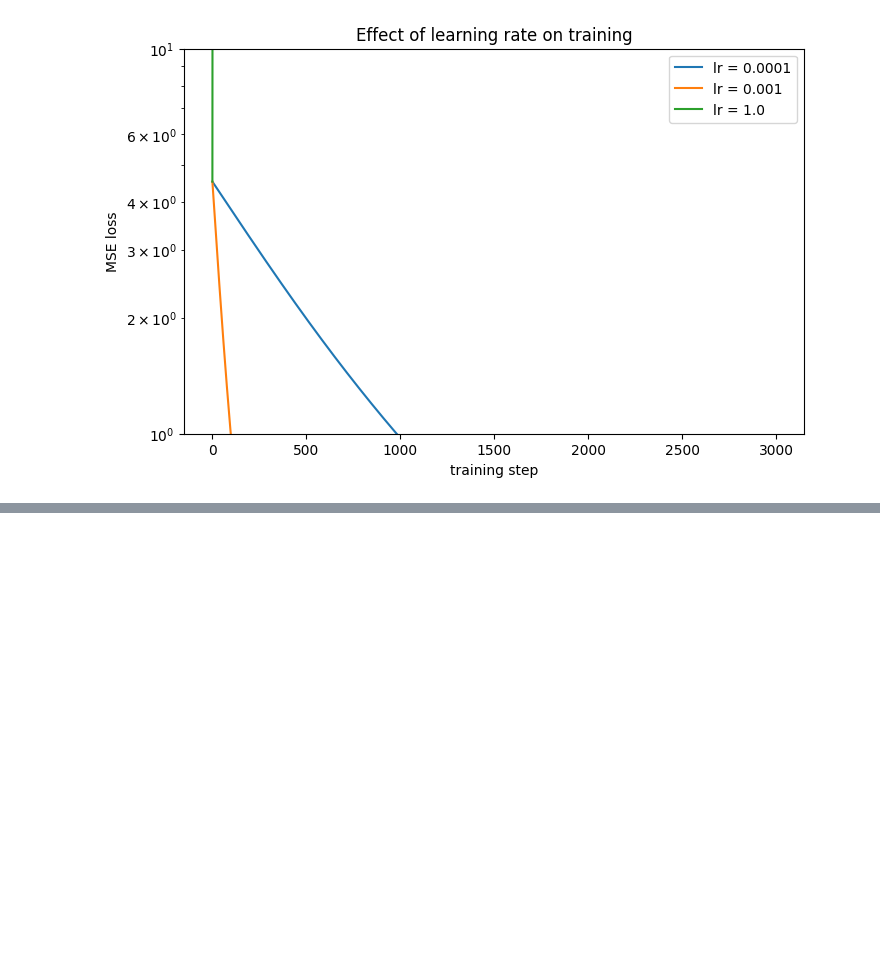
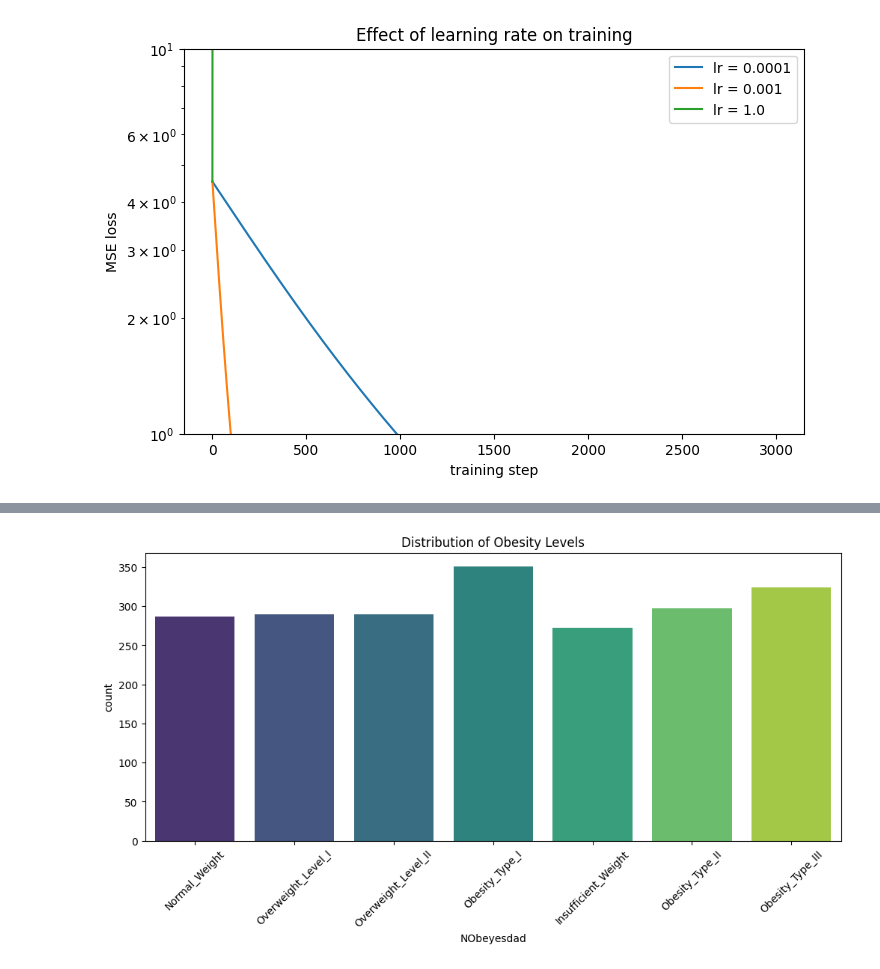
Before and after one commit to dan-the-man7/lab-3, a Jupyter notebook: lab_3.ipynb, the cells around one changed output, grey strips where cells are left out. Saved outputs shown, nothing was run; the diff lists cells and outputs as text; code cells hidden in the pictures; blank space fills up the shorter version.

```diff
--- a/lab_3.ipynb
+++ b/lab_3.ipynb
@@ -172,3 +175,87 @@ ax.legend()
 plt.show()
 # %% [output]
 [figure]
+# %%
+
+OBESITY_URL = 'https://cf-courses-data.s3.us.cloud-object-storage.appdomain.cloud/GkDzb7bWrtvGXdPOfk6CIg/Obesity-level-prediction-dataset.csv'
+obesity = pd.read_csv(OBESITY_URL)
+
+
+print(f"Shape: {obesity.shape}")
+display(obesity.head())
+obesity.info()
+display(obesity.describe())
+print("\nMissing Values:")
+print(obesity.isnull().sum())
+
+
+print("\nClass Distribution:")
+print(obesity['NObeyesdad'].value_counts(normalize=True)*100)
+
+plt.figure(figsize=(12, 5))
+sns.countplot(data=obesity, x='NObeyesdad', palette='viridis')
+plt.title('Distribution of Obesity Levels')
+plt.xticks(rotation=45)
+plt.show()
+
+
+obesity['BMI'] = obesity['Weight'] / (obesity['Height']**2)
+
+#Encoded Categorical Columns Updated for Neural Networks
+
+binary_cols = ['family_history_with_overweight', 'FAVC', 'SMOKE', 'SCC']
+for col in binary_cols:
+    obesity[col] = obesity[col].map({'yes': 1, 'no': 0})
+obesity['Gender'] = obesity['Gender'].map({'Female': 0, 'Male': 1})
+
+
+freq_map = {'no': 0, 'Sometimes': 1, 'Frequently': 2, 'Always': 3}
+obesity['CAEC'] = obesity['CAEC'].map(freq_map)
+obesity['CALC'] = obesity['CALC'].map(freq_map)
+
+encoded_df = pd.get_dummies(obesity, columns=['MTRANS'], drop_first=True)
+
+
+le = LabelEncoder()
+encoded_df['NObeyesdad'] = le.fit_transform(encoded_df['NObeyesdad'])
+
+# Stratified 60/20/20 split
+X = encoded_df.drop(columns=['NObeyesdad'])
+y = encoded_df['NObeyesdad']
+
+# Splits off 20% for test, leaving 80% in temp
+X_temp, X_test, y_temp, y_test = train_test_split(
+    X, y, test_size=0.20, stratify=y, random_state=RANDOM_STATE
+)
+# Splits the 80% temp into 60% train and 20% validation (0.25 * 0.80 = 0.20)
+X_train, X_val, y_train, y_val = train_test_split(
+    X_temp, y_temp, test_size=0.25, stratify=y_temp, random_state=RANDOM_STATE
+)
+
+# Scales numeric features (Fit on TRAIN only)
+scaler = StandardScaler()
+X_train_scaled = scaler.fit_transform(X_train)
+X_val_scaled = scaler.transform(X_val)
+X_test_scaled = scaler.transform(X_test)
+
+
+
+X_train_t = torch.tensor(X_train_scaled, dtype=torch.float32)
+X_val_t = torch.tensor(X_val_scaled, dtype=torch.float32)
+X_test_t = torch.tensor(X_test_scaled, dtype=torch.float32)
+
+y_train_t = torch.tensor(y_train.values, dtype=torch.long)
+y_val_t = torch.tensor(y_val.values, dtype=torch.long)
+y_test_t = torch.tensor(y_test.values, dtype=torch.long)
+
+train_dataset = TensorDataset(X_train_t, y_train_t)
+val_dataset = TensorDataset(X_val_t, y_val_t)
+test_dataset = TensorDataset(X_test_t, y_test_t)
+
+train_loader = DataLoader(train_dataset, batch_size=32, shuffle=True)
+val_loader = DataLoader(val_dataset, batch_size=32, shuffle=False)
+test_loader = DataLoader(test_dataset, batch_size=32, shuffle=False)
+
+print("\nDataLoaders created")
+print(f"Batches in train_loader: {len(train_loader)}")
+# %% [output]
@@ -174,0 +315 @@ plt.show()
+[figure, added]
```
Also changed, not shown: parts of 2 cells of this notebook.
